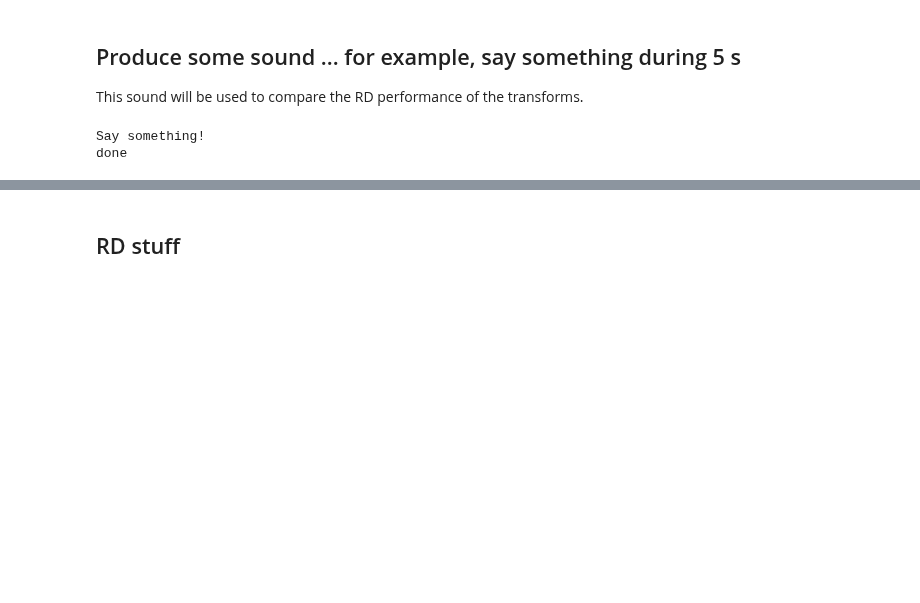
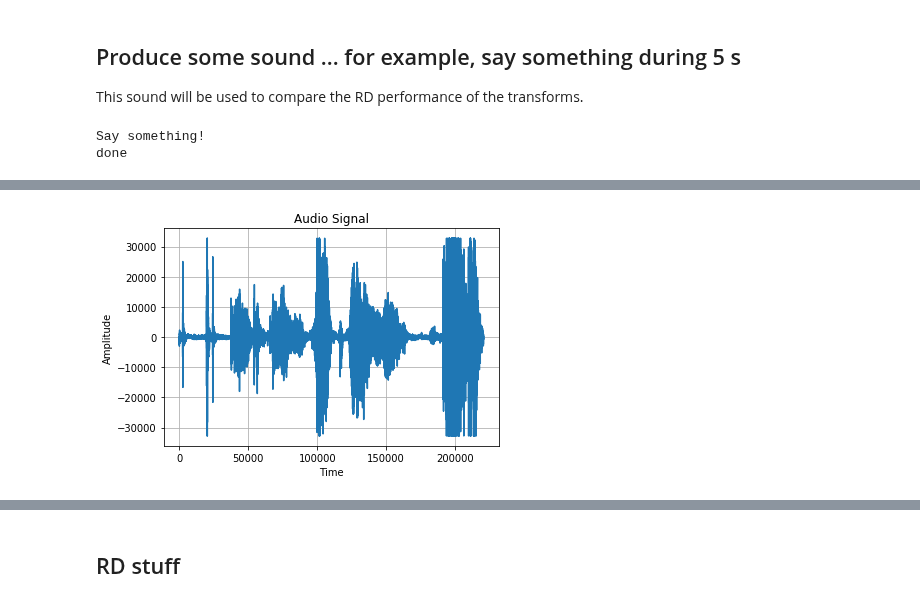
Before and after one commit to Tecnologias-multimedia/InterCom, a Jupyter notebook: docs/stereo_transforms_RD.ipynb, the cells around one changed output, grey strips where cells are left out. Saved outputs shown, nothing was run; the diff lists cells and outputs as text; code cells hidden in the pictures; blank space fills up the shorter version.

```diff
--- a/docs/stereo_transforms_RD.ipynb
+++ b/docs/stereo_transforms_RD.ipynb
@@ -38,0 +39,6 @@ plot(np.linspace(0, len(x)-1, len(x)), x, "Time", "Amplitude", "Audio Signal")
+# %%
+channel_0 = x[:, 0]
+sd.play(channel_0)
+plot(np.linspace(0, len(channel_0)-1, len(channel_0)), channel_0, "Time", "Amplitude", "Audio Signal")
+# %% [output]
+[figure, added]
```
Also changed, not shown: parts of 25 cells of this notebook.
